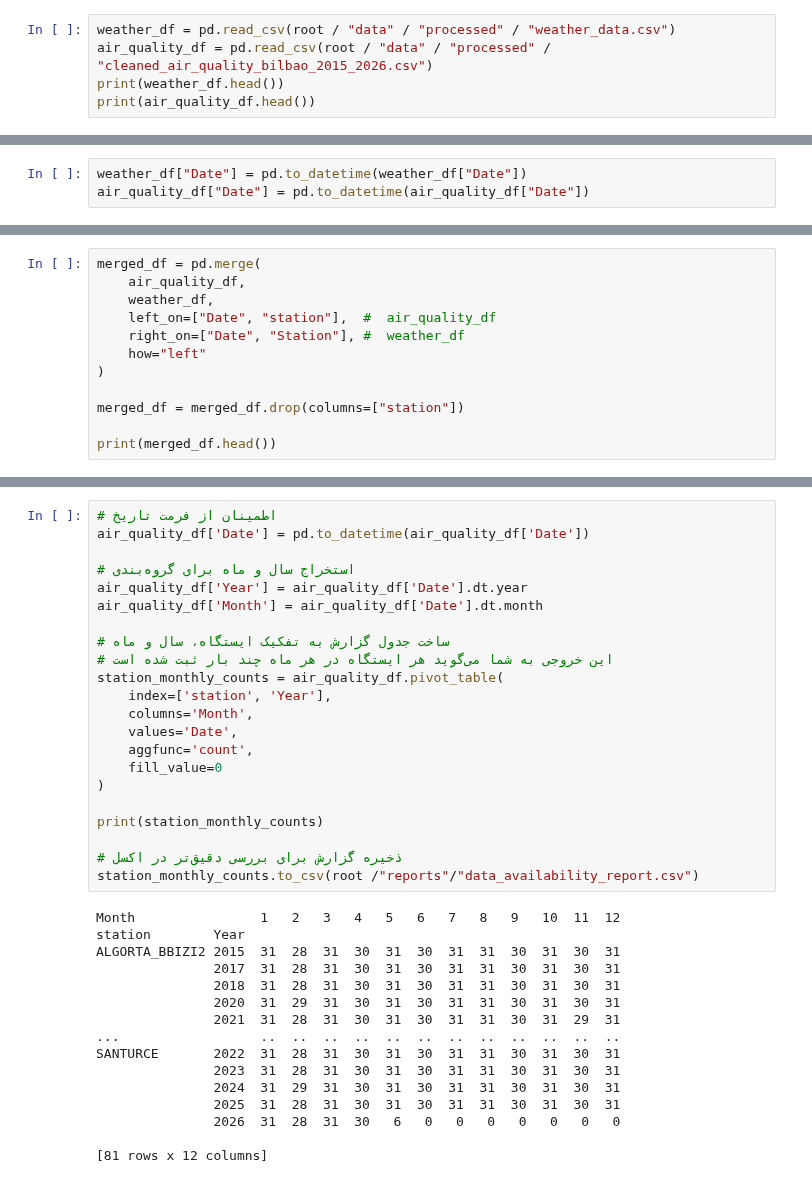
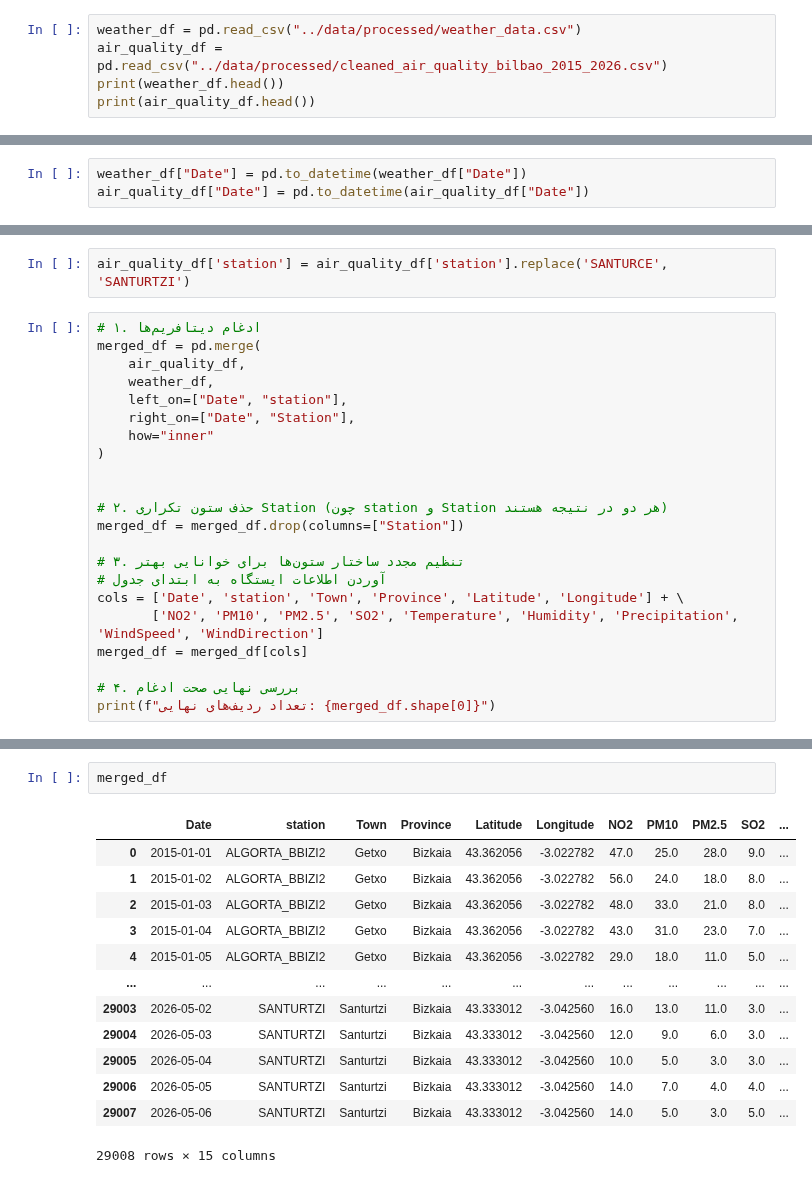
Before and after one commit to armanghazi/AI-Based-Smart-City-Air-Quality-Monitoring-and-Forecasting-System-for-Greater-Bilbao, a Jupyter notebook: notebooks/05_weather_data.ipynb, the cells around one changed output, grey strips where cells are left out. Drawn from its saved outputs; the diff is of its cells as text.

```diff
--- a/notebooks/05_weather_data.ipynb
+++ b/notebooks/05_weather_data.ipynb
@@ -199,6 +206,6 @@ print("✅ Success: Weather data saved.")
 # %%
-weather_df = pd.read_csv(root / "data" / "processed" / "weather_data.csv")
-air_quality_df = pd.read_csv(root / "data" / "processed" / "cleaned_air_quality_bilbao_2015_2026.csv")
+weather_df = pd.read_csv("../data/processed/weather_data.csv")
+air_quality_df = pd.read_csv("../data/processed/cleaned_air_quality_bilbao_2015_2026.csv")
 print(weather_df.head())
 print(air_quality_df.head())
 # %% [output]
@@ -245,13 +303,25 @@ memory usage: 2.7 MB
+# %%
+air_quality_df['station'] = air_quality_df['station'].replace('SANTURCE', 'SANTURTZI')
 # %%
+# ۱. ادغام دیتافریم‌ها
 merged_df = pd.merge(
     air_quality_df,
     weather_df,
-    left_on=["Date", "station"],  #  air_quality_df
-    right_on=["Date", "Station"], #  weather_df
-    how="left"
+    left_on=["Date", "station"],
+    right_on=["Date", "Station"],
+    how="inner"
 )
 
-merged_df = merged_df.drop(columns=["station"])
 
-print(merged_df.head())
+# ۲. حذف ستون تکراری Station (چون station و Station هر دو در نتیجه هستند)
+merged_df = merged_df.drop(columns=["Station"])
+
+# ۳. تنظیم مجدد ساختار ستون‌ها برای خوانایی بهتر
+# آوردن اطلاعات ایستگاه به ابتدای جدول
+cols = ['Date', 'station', 'Town', 'Province', 'Latitude', 'Longitude'] + \
+       ['NO2', 'PM10', 'PM2.5', 'SO2', 'Temperature', 'Humidity', 'Precipitation', 'WindSpeed', 'WindDirection']
+merged_df = merged_df[cols]
+
+# ۴. بررسی نهایی صحت ادغام
+print(f"تعداد ردیف‌های نهایی: {merged_df.shape[0]}")
 # %% [output]
@@ -361,38 +348,16 @@ dtype: int64
-# %%
-# اطمینان از فرمت تاریخ
-air_quality_df['Date'] = pd.to_datetime(air_quality_df['Date'])
-
-# استخراج سال و ماه برای گروه‌بندی
-air_quality_df['Year'] = air_quality_df['Date'].dt.year
-air_quality_df['Month'] = air_quality_df['Date'].dt.month
-
-# ساخت جدول گزارش به تفکیک ایستگاه، سال و ماه
-# این خروجی به شما می‌گوید هر ایستگاه در هر ماه چند بار ثبت شده است
-station_monthly_counts = air_quality_df.pivot_table(
-    index=['station', 'Year'],
-    columns='Month',
-    values='Date',
-    aggfunc='count',
-    fill_value=0
-)
-
-print(station_monthly_counts)
-
-# ذخیره گزارش برای بررسی دقیق‌تر در اکسل
-station_monthly_counts.to_csv(root /"reports"/"data_availability_report.csv")
-# %% [output]
-Month                1   2   3   4   5   6   7   8   9   10  11  12
-station        Year
-ALGORTA_BBIZI2 2015  31  28  31  30  31  30  31  31  30  31  30  31
-               2017  31  28  31  30  31  30  31  31  30  31  30  31
-               2018  31  28  31  30  31  30  31  31  30  31  30  31
-               2020  31  29  31  30  31  30  31  31  30  31  30  31
-               2021  31  28  31  30  31  30  31  31  30  31  29  31
-...                  ..  ..  ..  ..  ..  ..  ..  ..  ..  ..  ..  ..
-SANTURCE       2022  31  28  31  30  31  30  31  31  30  31  30  31
-               2023  31  28  31  30  31  30  31  31  30  31  30  31
-               2024  31  29  31  30  31  30  31  31  30  31  30  31
-               2025  31  28  31  30  31  30  31  31  30  31  30  31
-               2026  31  28  31  30   6   0   0   0   0   0   0   0
-
-[81 rows x 12 columns]
+# %%
+merged_df
+# %% [output]
+|  | Date | station | Town | Province | Latitude | Longitude | NO2 | PM10 | PM2.5 | SO2 | ... |
+| 0 | 2015-01-01 | ALGORTA_BBIZI2 | Getxo | Bizkaia | 43.362056 | -3.022782 | 47.0 | 25.0 | 28.0 | 9.0 | ... |
+| 1 | 2015-01-02 | ALGORTA_BBIZI2 | Getxo | Bizkaia | 43.362056 | -3.022782 | 56.0 | 24.0 | 18.0 | 8.0 | ... |
+| 2 | 2015-01-03 | ALGORTA_BBIZI2 | Getxo | Bizkaia | 43.362056 | -3.022782 | 48.0 | 33.0 | 21.0 | 8.0 | ... |
+| 3 | 2015-01-04 | ALGORTA_BBIZI2 | Getxo | Bizkaia | 43.362056 | -3.022782 | 43.0 | 31.0 | 23.0 | 7.0 | ... |
+| 4 | 2015-01-05 | ALGORTA_BBIZI2 | Getxo | Bizkaia | 43.362056 | -3.022782 | 29.0 | 18.0 | 11.0 | 5.0 | ... |
+| ... | ... | ... | ... | ... | ... | ... | ... | ... | ... | ... | ... |
+| 29003 | 2026-05-02 | SANTURTZI | Santurtzi | Bizkaia | 43.333012 | -3.042560 | 16.0 | 13.0 | 11.0 | 3.0 | ... |
+| 29004 | 2026-05-03 | SANTURTZI | Santurtzi | Bizkaia | 43.333012 | -3.042560 | 12.0 | 9.0 | 6.0 | 3.0 | ... |
+| 29005 | 2026-05-04 | SANTURTZI | Santurtzi | Bizkaia | 43.333012 | -3.042560 | 10.0 | 5.0 | 3.0 | 3.0 | ... |
+| 29006 | 2026-05-05 | SANTURTZI | Santurtzi | Bizkaia | 43.333012 | -3.042560 | 14.0 | 7.0 | 4.0 | 4.0 | ... |
+| 29007 | 2026-05-06 | SANTURTZI | Santurtzi | Bizkaia | 43.333012 | -3.042560 | 14.0 | 5.0 | 3.0 | 5.0 | ... |
+29008 rows × 15 columns
```
Also changed, not shown: parts of 14 cells of this notebook, 8 other files.
